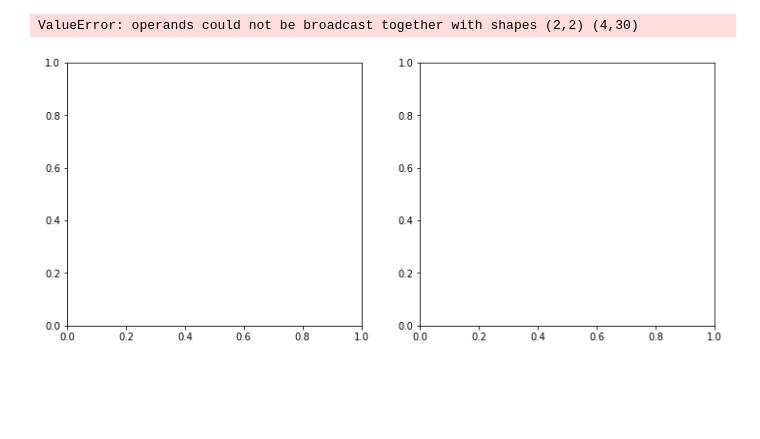
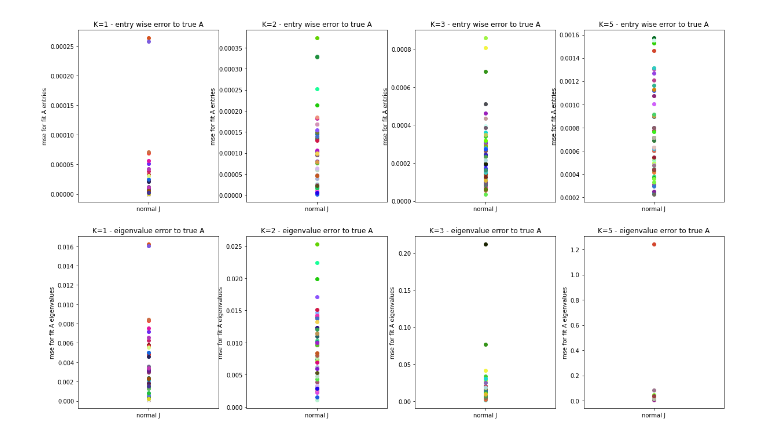
Before and after one commit to lenca56/EI-subspace-RNN, a Jupyter notebook: Analysis_Cluster_fixed_N.ipynb, the cells around one changed output. Saved outputs shown, nothing was run; the diff lists cells and outputs as text; code cells hidden in the pictures; blank space fills up the shorter version.

```diff
--- a/Analysis_Cluster_fixed_N.ipynb
+++ b/Analysis_Cluster_fixed_N.ipynb
@@ -89,7 +74,6 @@ def plot_true_A_norm_eig(axes, num_simulations, K_vals=[1]):
         axes[0].set_xlabel('simulations (ordered by y axis)')
     axes[0].legend(loc='upper left')
 
-K_vals = K_values.copy()
 plot_true_A_norm_eig(axes, num_simulations, K_vals=K_vals)
 # plt.savefig(f'figures/N={N}_K_values={K_vals}_figure=0_plot_true_A_norm_eig', bbox_inches='tight', dpi=300)
 # %% [output]
@@ -115,7 +99,6 @@ def plot_true_A_non_normality(axes, num_simulations, K_vals=[1]):
         axes[0].legend(loc='upper left')
         axes[1].legend(loc='upper left')
 
-K_vals = K_values.copy()
 plot_true_A_non_normality(axes, num_simulations, K_vals=K_vals)
 # plt.savefig(f'figures/N={N}_K_values={K_vals}_figure=0_plot_true_A_non_normality', bbox_inches='tight', dpi=300)
 # %% [output]
@@ -246,8 +263,6 @@ def plot_unstable_initializations(axes, num_simulations, K_vals, j_values=[0,1])
         axes[0].legend(loc='upper left')
 
 fig, axes = plt.subplots(1,2, figsize=(12, 5))
-K_vals = [1,2,3,5]
-j_vals = [0,1,2]
 plot_unstable_initializations(axes, num_simulations, K_vals=K_vals, j_values=j_vals)
 # plt.savefig(f'figures/N={N}_K={K}_figure=3_plot_unstable_initializations', bbox_inches='tight', dpi=300)
 # %% [output]
@@ -256,20 +271,17 @@ plot_unstable_initializations(axes, num_simulations, K_vals=K_vals, j_values=j_v
 # # whether instability in fitting is solely caused by instability in initialization
 # %%
 def plot_unstable_fitting(axes, num_simulations, K_vals, j_values=[0,1]):
-    w = load_data(N, K_values=K_vals, j_values=j_values, num_simulations=num_simulations, parameter='w')
-    J = load_data(N, K_values=K_vals, j_values=j_values, num_simulations=num_simulations, parameter='J')
+    fitW = load_data(N, K_values=K_vals, j_values=j_values, num_simulations=num_simulations, parameter='fitW')
 
     for k in range(len(K_vals)):
-        print(k)
         binary_unstable_init = np.zeros((len(j_values), num_simulations))
         count_unstable_init = np.zeros((len(j_values), num_simulations))
 
         for simulation in range(num_simulations):
             for j in range(len(j_values)):
-                RNN = EI_subspace_RNN.EI_subspace_RNN(N_e, N_i, sparsity, J[k,j, simulation], seed=1)
-                fitW = RNN.build_full_weight_matrix(w[k,j,simulation])
-                binary_unstable_init[j, simulation], count_unstable_init[j, simulation] = check_unstable(fitW)
-                axes[1].scatter(j, count_unstable_init[j, simulation], color=color_dict.get(K_vals[k]))
+
+                binary_unstable_init[j, simulation], count_unstable_init[j, simulation] = check_unstable(fitW[k,j,simulation])
+                axes[1].scatter(j_values[j], count_unstable_init[j, simulation], color=color_dict.get(K_vals[k]))
 
         axes[0].scatter(j_values, binary_unstable_init.sum(axis=1), color=color_dict.get(K_vals[k]), label=f'K={K_vals[k]}')
         axes[0].set_xticks(j_values, J_possibility_title[j_values])
@@ -279,8 +291,6 @@ def plot_unstable_fitting(axes, num_simulations, K_vals, j_values=[0,1]):
         axes[0].legend(loc='upper left')
 
 fig, axes = plt.subplots(1,2, figsize=(12, 5))
-K_vals = [1,2,3,5]
-j_vals = [0,1,2]
 plot_unstable_fitting(axes, num_simulations, K_vals=K_vals, j_values=j_vals)
 # plt.savefig(f'figures/N={N}_K={K}_figure=3_plot_unstable_initializations', bbox_inches='tight', dpi=300)
 
@@ -296,22 +302,36 @@ plot_unstable_fitting(axes, num_simulations, K_vals=K_vals, j_values=j_vals)
 # %%
-fig, axes = plt.subplots(1,2, figsize=(12, 5))
-def plot_fit_dynamics_error(axes, trueA, fitW, j_values=[0,1]):
-    for simulation in range(trueA.shape[1]):
-        color = generate_random_color()
-        for j in j_values:
-            fitA = build_dynamics_matrix_A(fitW[j, simulation], J[j, simulation])
+def plot_fit_dynamics_error(axes, num_simulations, K_vals, j_values=[0,1]):
+    J = load_data(N, K_values=K_vals, j_values=j_values, num_simulations=num_simulations, parameter='J')
+    trueA = load_data(N, K_values=K_vals, j_values=j_values, num_simulations=num_simulations, parameter='trueA')
+    initW = load_data(N, K_values=K_vals, j_values=j_values, num_simulations=num_simulations, parameter='fitW')
 
-            axes[0].scatter(j, mse(fitA, trueA[j,simulation]), color=color)
-            axes[1].scatter(j, mse(np.linalg.eigvals(fitA).reshape(1,fitA.shape[0]), np.linalg.eigvals(trueA[j,simulation]).reshape(1,fitA.shape[0])), color=color)
-            axes[0].set_xticks(j_values, J_possibility_title[j_values])
-            axes[1].set_xticks(j_values, J_possibility_title[j_values])
+    if len(K_vals) == 1:
+        axes = axes.reshape((2,len(K_vals)))
 
-        axes[0].set_ylabel('mse for fit A entries')
-        axes[1].set_ylabel('mse for fit A eigenvalues')
+    for k in range(len(K_vals)):
+        for simulation in range(num_simulations):
+            color = generate_random_color()
+            for j in range(len(j_values)):
+                initA = build_dynamics_matrix_A(initW[k,j, simulation], J[k,j, simulation])
+                axes[0,k].scatter(j, mse(initA, trueA[k,j, simulation]), color=color)
 
-plot_fit_dynamics_error(axes, trueA, fitW, j_values=j_values)
-plt.savefig(f'figures/N={N}_K={K}_figure=5_plot_fit_dynamics_error', bbox_inches='tight', dpi=300)
+                eigInit = np.linalg.eigvals(initA)
+                eigTrue = np.linalg.eigvals(trueA[k,j,simulation])
+                eigDiff = np.abs(eigInit - eigTrue).sum()
+
+                # got to order eigenvalues to best match each other and do a different metric
+                axes[1,k].scatter(j, eigDiff, color=color)
+
+                axes[0,k].set_xticks(j_values, J_possibility_title[j_values])
+                axes[1,k].set_xticks(j_values, J_possibility_title[j_values])
+
+            axes[0,k].set_ylabel('mse for fit A entries')
+            axes[1,k].set_ylabel('mse for fit A eigenvalues')
+            axes[0,k].set_title(f'K={K_vals[k]} - entry wise error to true A')
+            axes[1,k].set_title(f'K={K_vals[k]} - eigenvalue error to true A')
+fig, axes = plt.subplots(2, len(K_vals),  figsize=(5 * len(K_vals), 12))
+plot_fit_dynamics_error(axes, num_simulations, K_vals, j_values=j_vals)
+# plt.savefig(f'figures/N={N}_K={K}_figure=5_plot_fit_dynamics_error', bbox_inches='tight', dpi=300)
 # %% [output]
-ValueError: operands could not be broadcast together with shapes (2,2) (4,30)
-[figure, old version]
+[figure, new version]
 # %%
```
Also changed, not shown: parts of 20 cells of this notebook, 8 other files.
